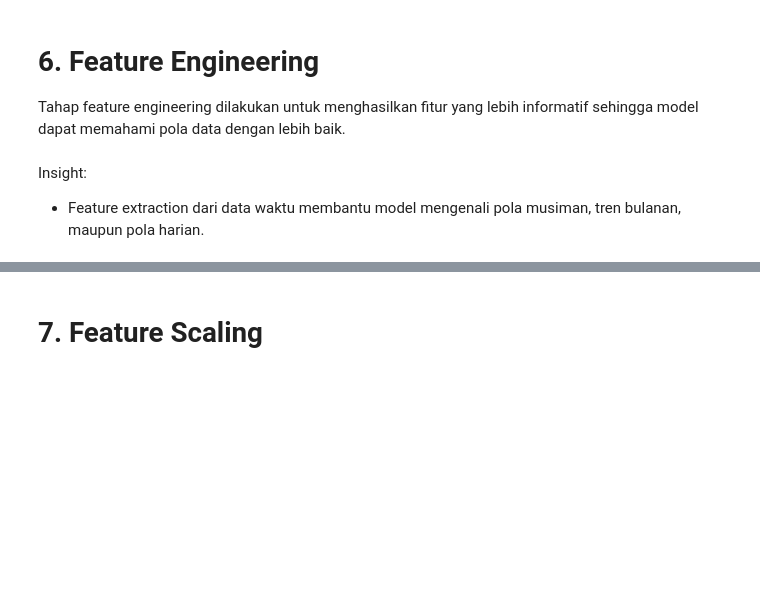
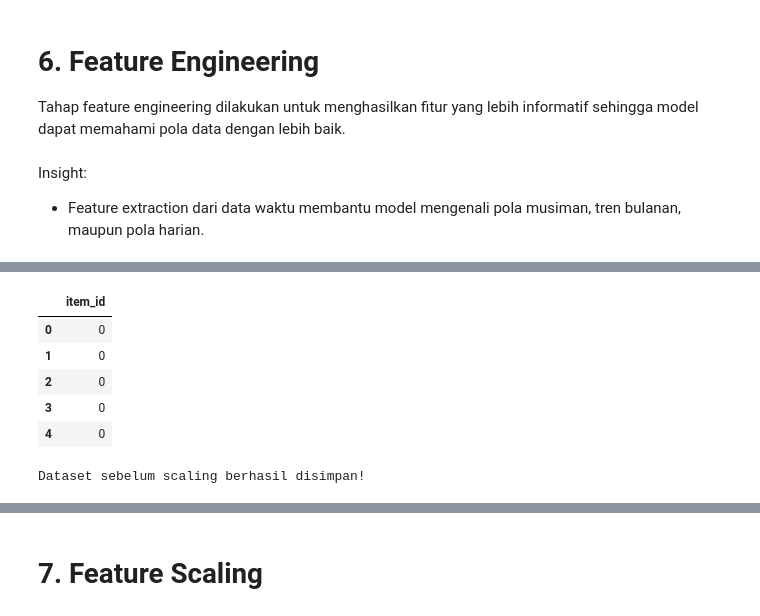
Before and after one commit to nabillaaaputri/SiDoku-capstone-project, a Jupyter notebook: data-science/notebook/3_preprocessing.ipynb, the cells around one changed output, grey strips where cells are left out. Drawn from its saved outputs; the diff is of its cells as text; code cells hidden in the pictures; blank space fills up the shorter version.

```diff
--- a/data-science/notebook/3_preprocessing.ipynb
+++ b/data-science/notebook/3_preprocessing.ipynb
@@ -128,9 +129,7 @@ if 'date' in df.columns:
 
     # Membuat fitur waktu
     df['year'] = df['date'].dt.year
-    df['month'] = df['date'].dt.month
     df['day'] = df['date'].dt.day
-    df['day_of_week'] = df['date'].dt.day_name()
 # %% [markdown]
 Insight:
 - Feature extraction dari data waktu membantu model mengenali pola musiman, tren bulanan, maupun pola harian.
@@ -148,4 +135,0 @@ Insight:
-# %%
-# Log transformation pada fitur sales
-if 'sales' in df.columns:
-    df['sales_log'] = np.log1p(df['sales'])
@@ -155,7 +135,0 @@ Insight:
-# %%
-# Encoding sederhana untuk fitur kategorikal
-categorical_cols = df.select_dtypes(include='object').columns
-
-for col in categorical_cols:
-    if col != 'date':
-        df[col] = df[col].astype('category').cat.codes
@@ -174,0 +142,12 @@ df.head()
+# %%
+# Melakukan Label Encoding pada item_id
+label_encoder = LabelEncoder()
+df['item_id'] = label_encoder.fit_transform(df['item_id'])
+df[['item_id']].head()
+# %% [output]
+|  | item_id |
+| 0 | 0 |
+| 1 | 0 |
+| 2 | 0 |
+| 3 | 0 |
+| 4 | 0 |
@@ -174,0 +157,7 @@ df.head()
+# %%
+# Menyimpan dataset sebelum scaling
+df.to_csv('preprocessed_dataset.csv', index=False)
+
+print("Dataset sebelum scaling berhasil disimpan!")
+# %% [output]
+Dataset sebelum scaling berhasil disimpan!
```
Also changed, not shown: parts of 19 cells of this notebook, 2 other files.
